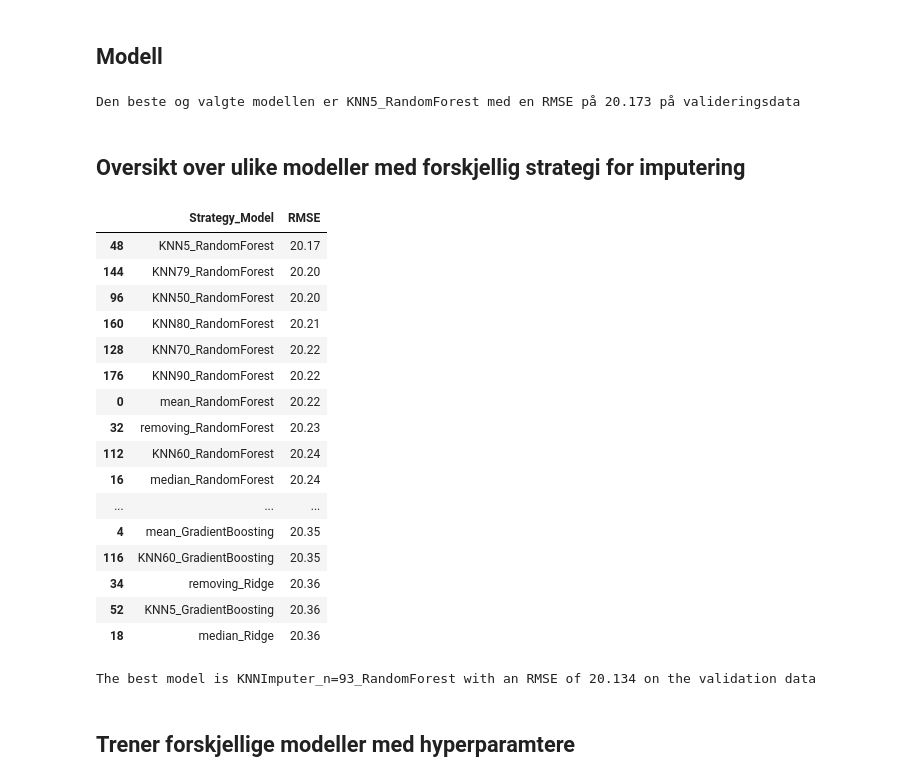
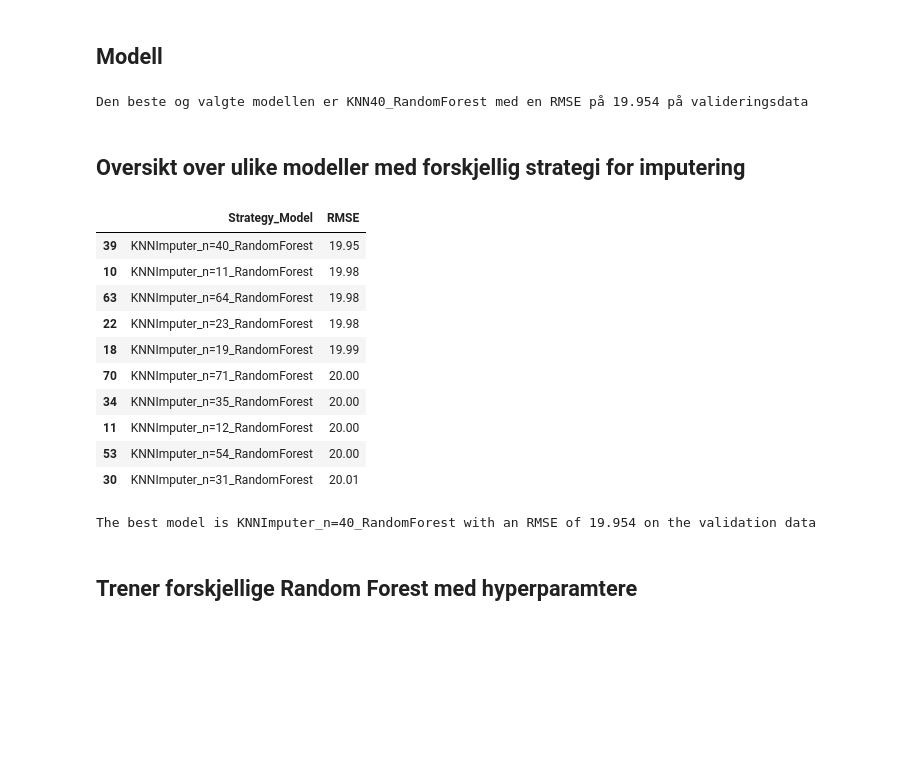
Before and after one commit to JakobBerg-Projects/Data-Science-Sykehusopphold, a Jupyter notebook: src/imputering og modellering.ipynb, the cells around one changed output. Saved outputs shown, nothing was run; the diff lists cells and outputs as text; code cells hidden in the pictures; blank space fills up the shorter version.

```diff
--- a/src/imputering og modellering.ipynb
+++ b/src/imputering og modellering.ipynb
@@ -94,6 +96,14 @@ def prepare_ys(dfs):
 # %%
 def prepare_X(df, onehot_encoder=None):
     # List of numeric columns to include in the dataset
+    df['adl'] = df['adl_pasient']
+    df['adl'].fillna(df['adl_stedfortreder'], inplace=True)
+
+    # Step 2: Create the 'ADL_no' column where 'ADL' is NaN and 'oppholdslengde' is less than 7 days
+    df['adl_no'] = df['adl'].isna() & (df['oppholdslengde'] < 7)
+
+    # Drop the original columns 'adl_pasient' and 'adl_stedfortreder' to clean up the DataFrame
+    df.drop(columns=['adl_pasient', 'adl_stedfortreder'], inplace=True)
     numeric_cols = [
         'alder', 'utdanning', 'blodtrykk', 'hvite_blodlegemer', 'hjertefrekvens',
         'respirasjonsfrekvens', 'kroppstemperatur', 'lungefunksjon', 'serumalbumin',
@@ -137,7 +147,7 @@ def prepare_X(df, onehot_encoder=None):
     df['alvorlighetsgrad_lav'] = (df['fysiologisk_score'] < 10).astype(bool)
 
     # Additional columns generated from transformations
-    additional_cols = ['alvorlighetsgrad_høy', 'alvorlighetsgrad_lav']
+    additional_cols = ['alvorlighetsgrad_høy', 'alvorlighetsgrad_lav', 'adl_no']
 
     # Concatenate the numeric data, encoded categorical data, and additional columns into the final DataFrame
     df_final = pd.concat([df[numeric_cols], df_encoded, df[additional_cols]], axis=1)
@@ -227,8 +256,8 @@ strategies = {
     "KNN70": KNNImputer(n_neighbors=70),
     "KNN79": KNNImputer(n_neighbors=79),
     "KNN80": KNNImputer(n_neighbors=80),
-    "KNN90": KNNImputer(n_neighbors=90)
-
+    "KNN90": KNNImputer(n_neighbors=90),
+    "KNN93": KNNImputer(n_neighbors=93)
 }
 
 models = {
@@ -240,14 +269,7 @@ models = {
     "ExtraTreesRegressor" : ExtraTreesRegressor(random_state=42),
     "DecisionTreeRegressor" : DecisionTreeRegressor(random_state=42),
     "ElasticNet": ElasticNet(alpha=0.1, l1_ratio=0.5, random_state=42),
-    "AdaBoost": AdaBoostRegressor(n_estimators=100, learning_rate=0.1, random_state=42),
-    "SVR": SVR(kernel='rbf', C=1.0, epsilon=0.1),
-    "HuberRegressor": HuberRegressor(max_iter=10000),
-    "BayesianRidge": BayesianRidge(),
-    "LassoLars": LassoLars(alpha=0.1),
-    "PassiveAggressiveRegressor": PassiveAggressiveRegressor(max_iter=1000, random_state=42),
-    "TheilSenRegressor": TheilSenRegressor(random_state=42),
-    "SGDRegressor": SGDRegressor(max_iter=1000, tol=1e-3, random_state=42)
+
 }
 
 val_scores = {}
@@ -273,31 +295,25 @@ best_score = val_scores_df.loc[val_scores_df['RMSE'].idxmin(), 'RMSE']
 
 print(f"Den beste og valgte modellen er {beste_model_name} med en RMSE på {best_score:.3f} på valideringsdata")
 # %% [output]
-Den beste og valgte modellen er KNN5_RandomForest med en RMSE på 20.173 på valideringsdata
+Den beste og valgte modellen er KNN40_RandomForest med en RMSE på 19.954 på valideringsdata
 # %% [markdown]
 ## Oversikt over ulike modeller med forskjellig strategi for imputering
 # %%
 val_scores_df = val_scores_df.sort_values('RMSE')
 pd.options.display.float_format = '{:.2f}'.format
-val_scores_df.head(20)
+val_scores_df.head(10)
 # %% [output]
 |  | Strategy_Model | RMSE |
-| 48 | KNN5_RandomForest | 20.17 |
-| 144 | KNN79_RandomForest | 20.20 |
-| 96 | KNN50_RandomForest | 20.20 |
-| 160 | KNN80_RandomForest | 20.21 |
-| 128 | KNN70_RandomForest | 20.22 |
-| 176 | KNN90_RandomForest | 20.22 |
-| 0 | mean_RandomForest | 20.22 |
-| 32 | removing_RandomForest | 20.23 |
-| 112 | KNN60_RandomForest | 20.24 |
-| 16 | median_RandomForest | 20.24 |
-| ... | ... | ... |
-| 4 | mean_GradientBoosting | 20.35 |
-| 116 | KNN60_GradientBoosting | 20.35 |
-| 34 | removing_Ridge | 20.36 |
-| 52 | KNN5_GradientBoosting | 20.36 |
-| 18 | median_Ridge | 20.36 |
+| 39 | KNNImputer_n=40_RandomForest | 19.95 |
+| 10 | KNNImputer_n=11_RandomForest | 19.98 |
+| 63 | KNNImputer_n=64_RandomForest | 19.98 |
+| 22 | KNNImputer_n=23_RandomForest | 19.98 |
+| 18 | KNNImputer_n=19_RandomForest | 19.99 |
+| 70 | KNNImputer_n=71_RandomForest | 20.00 |
+| 34 | KNNImputer_n=35_RandomForest | 20.00 |
+| 11 | KNNImputer_n=12_RandomForest | 20.00 |
+| 53 | KNNImputer_n=54_RandomForest | 20.00 |
+| 30 | KNNImputer_n=31_RandomForest | 20.01 |
 # %%
 # Define the imputers with different values of n_neighbors for KNN
 imputers = {f"KNNImputer_n={n}": KNNImputer(n_neighbors=n) for n in range(1, 100, 1)}
@@ -332,9 +348,9 @@ best_score = val_scores_df.loc[val_scores_df['RMSE'].idxmin(), 'RMSE']
 
 print(f"The best model is {best_model_name} with an RMSE of {best_score:.3f} on the validation data")
 # %% [output]
-The best model is KNNImputer_n=93_RandomForest with an RMSE of 20.134 on the validation data
+The best model is KNNImputer_n=40_RandomForest with an RMSE of 19.954 on the validation data
 # %% [markdown]
-## Trener forskjellige modeller med hyperparamtere
+## Trener forskjellige Random Forest med hyperparamtere
 # %%
 # Step 1: Create the pipeline with KNNImputer and RandomForestRegressor
 pipeline = Pipeline([
```
Also changed, not shown: parts of 8 cells of this notebook, 5 other files.
